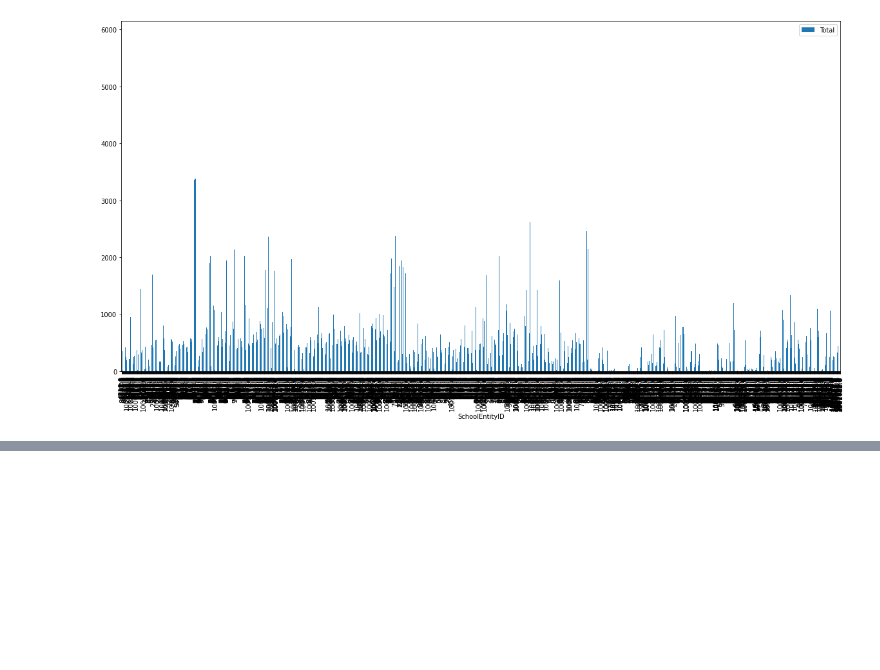
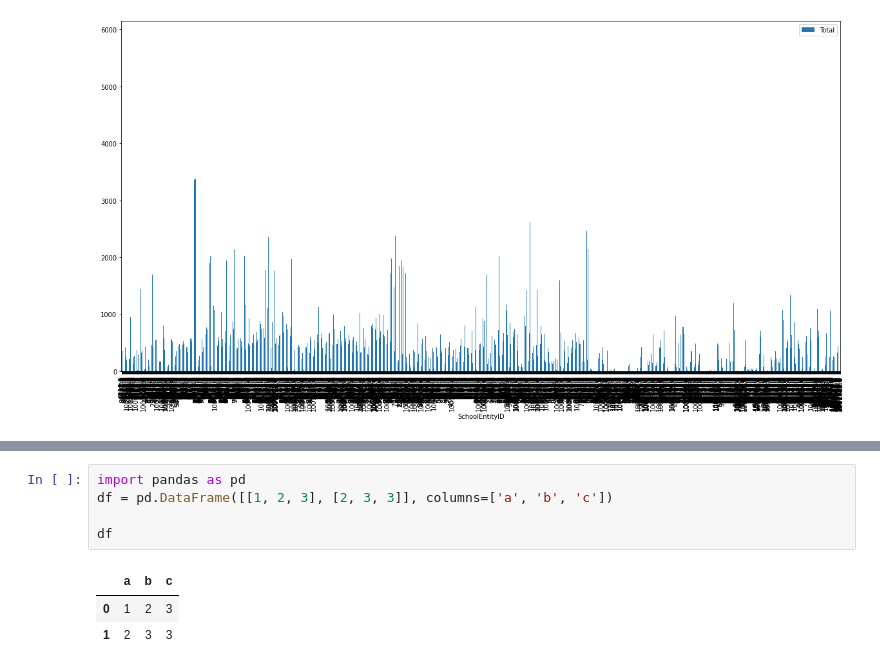
Before and after one commit to vwolfley/cse111-17f-17, a Jupyter notebook: assignments/project_final/Project-Grades.ipynb, the cells around one changed output, grey strips where cells are left out. Cells and saved outputs as stored; diff of their text form; blank space fills up the shorter version.

```diff
--- a/assignments/project_final/Project-Grades.ipynb
+++ b/assignments/project_final/Project-Grades.ipynb
@@ -321,0 +348,9 @@ nwsch.plot(x="SchoolEntityID", y="Total", kind="bar", figsize=(20, 10))
+# %%
+import pandas as pd
+df = pd.DataFrame([[1, 2, 3], [2, 3, 3]], columns=['a', 'b', 'c'])
+
+df
+# %% [output]
+|  | a | b | c |
+| 0 | 1 | 2 | 3 |
+| 1 | 2 | 3 | 3 |
```
Also changed, not shown: parts of 8 cells of this notebook, 5 other files.
